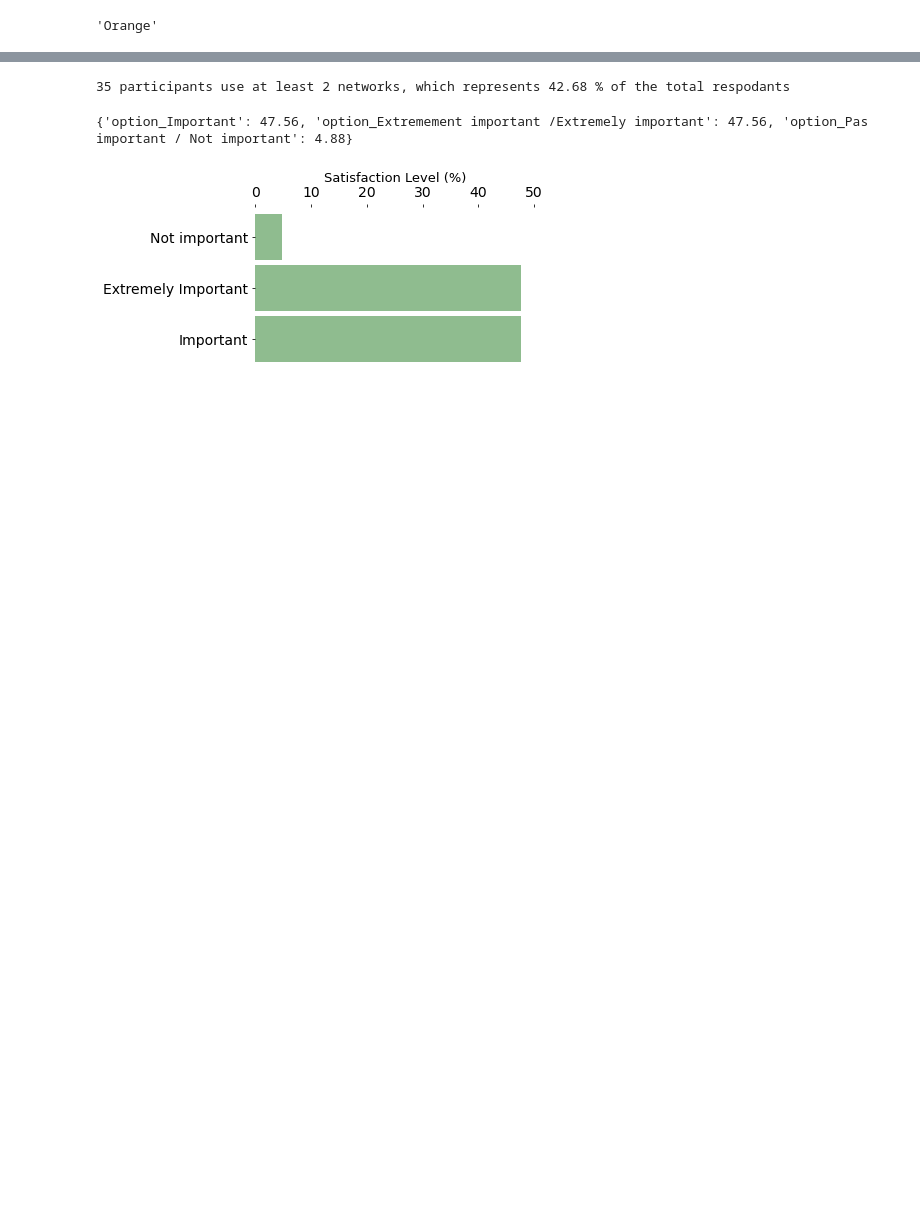
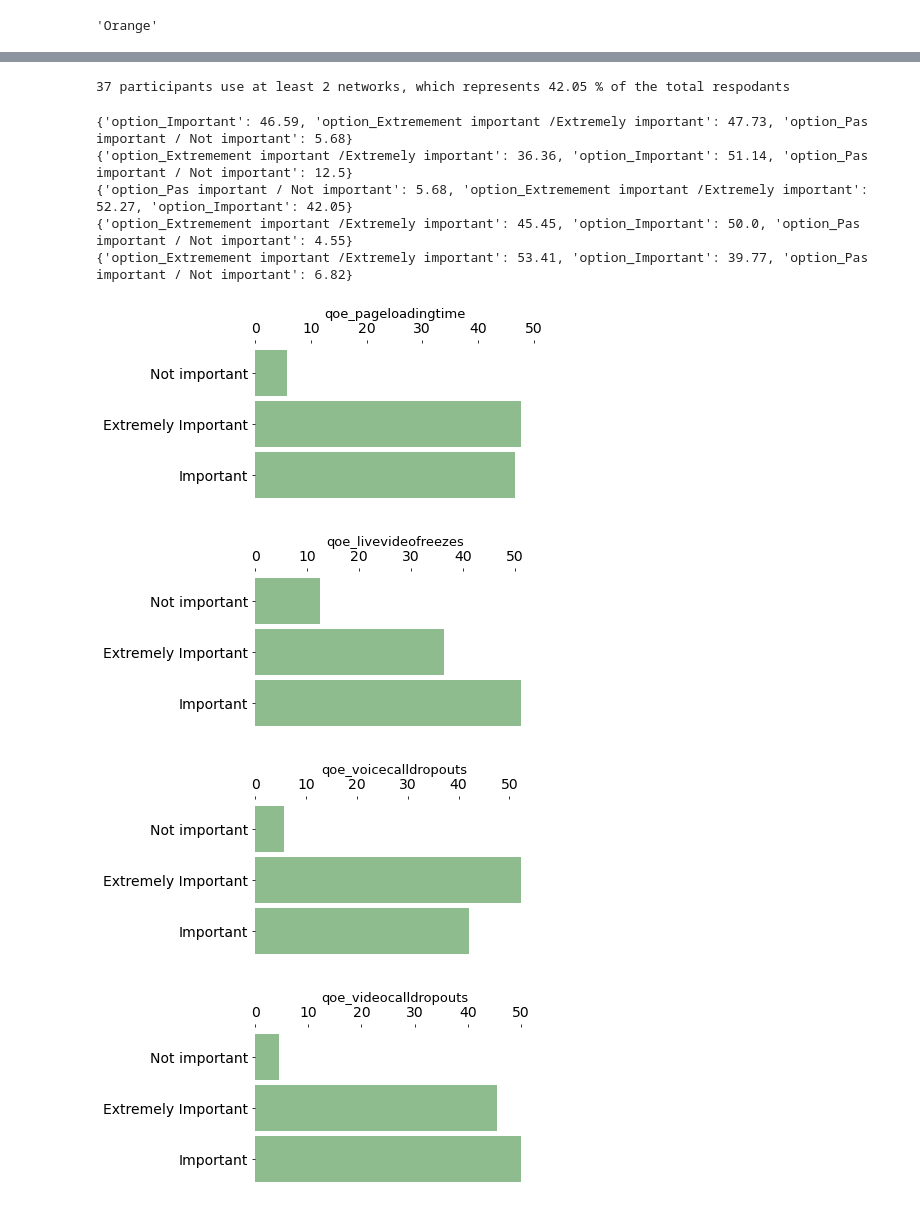
Before and after one commit to monsieurpapa/DRCInternet, a Jupyter notebook: survey_analysis.ipynb, the cells around one changed output, grey strips where cells are left out. Drawn from its saved outputs; the diff is of its cells as text; code cells hidden in the pictures; blank space fills up the shorter version.

Commit message:
new dataset, Analysis of : gender,occupation,QoE metrics and more

```diff
--- a/survey_analysis.ipynb
+++ b/survey_analysis.ipynb
@@ -6,7 +6,7 @@ import matplotlib.pyplot as plt
 import matplotlib.patches as mpatches
 import warnings; warnings.simplefilter('ignore')
 # %%
-file = pd.read_csv('results_survey.csv', sep =',')
+file = pd.read_csv('survey_data.csv', sep =',')
 total_responses =len(file)
 print("The total number of responses received is {}.\n".format(len(file)))
 # %% [output]
@@ -357,0 +396,23 @@ internetspeedconcern()
+# %%
+#Whether a business category has run some measurement or not
+
+def promised(columnname):
+    count =0
+    a = df[['town', columnname]][df[columnname]=="Oui"]
+    a = a.groupby('town').agg({columnname: 'count'})
+    responses = pd.Series(count)
+    final =pd.DataFrame()
+    if count ==0:
+        final = pd.concat([responses, a], axis=1, join='outer')
+        final.rename(columns={final.columns[0]: 'Total Number of Responses'}, inplace=True)
+        final = final.sort_values(by = ['Total Number of Responses'], ascending=False)
+    else :
+        final = pd.concat([final, a], axis=1, join='outer')
+        final.fillna(0, inplace=True)
+        final[columnname] = final[columnname].astype(int)
+    count+=1
+    return final
+
+columns = ['promise1_3mbps','promise5_10mbps','promiseless_25mbps','promisemore_1gbps','promise_notaware']
+for col in columns:
+    print (promised(col))
@@ -357,0 +437,4 @@ internetspeedconcern()
+# %%
+perceived_cols = ['percievedspeed1_3mbps','percievedspeed5_10mbps','percievedspeed_25mbps','percievedspeed_1gbps','percievedspeed_notaware']
+for col in perceived_cols:
+    print (promised(col))
@@ -418,46 +519,55 @@ shared_networks = len (file.iloc[:,91:96][(((file.iloc[:,91]=='Oui') & (file.ilo
 shared_percent = round (shared_networks / len (df)*100, 2)
 print("{} participants use at least 2 networks, which represents {} % of the total respodants".format(shared_networks, shared_percent))
 # %% [output]
-35 participants use at least 2 networks, which represents 42.68 % of the total respodants
+37 participants use at least 2 networks, which represents 42.05 % of the total respodants
 # %%
-def likert():
+def likert(columnname):
     df1 = file[['town',
-              'qoe_pageloadingtime']]
+              columnname]]
 
     df1.set_index('town', inplace=True)
     df1.dropna(inplace=True)
 
     likert={}
     grouped={}
-    for value in df1['qoe_pageloadingtime'].unique():
+    for value in df1[columnname].unique():
         option = "option_{}".format(value)
-        likert[option] = df1.loc[df1['qoe_pageloadingtime'] == value]
-        total = likert[option].groupby(level=0).describe()['qoe_pageloadingtime', 'count'].sum()
+        likert[option] = df1.loc[df1[columnname] == value]
+        total = likert[option].groupby(level=0).describe()[columnname, 'count'].sum()
         percent = round((total/total_responses)*100, 2)
         grouped.update({option:percent})
 
     print(grouped)
 
     grouped['Important'] = grouped.pop('option_Important')
     grouped['Extremely Important'] = grouped.pop('option_Extremement important /Extremely important')
     grouped['Not important'] = grouped.pop('option_Pas important / Not important')
 #     grouped['Satisfied'] = grouped.pop('option_4')
 #     grouped['Highly Satisfied'] = grouped.pop('option_5')
 
     fig, ax = plt.subplots(figsize=(5,3))
     bars = plt.barh(*zip(*grouped.items()), height=.9, color='darkseagreen')
 
     for spine in ax.spines:
         ax.spines[spine].set_visible(False)
 
     ax.tick_params(axis = 'both', which = 'major', labelsize = 14)
-    ax.set_xlabel('Satisfaction Level (%)', fontdict={'fontsize': 13})
+    ax.set_xlabel(columnname, fontdict={'fontsize': 13})
     ax.set_xticks([0, 10, 20, 30, 40, 50])
     ax.xaxis.tick_top()
     ax.xaxis.set_label_position('top')
     #plt.savefig('figures/likert.pdf', bbox_inches = 'tight')
     return
-likert()
+metric_columns =['qoe_pageloadingtime','qoe_livevideofreezes','qoe_voicecalldropouts','qoe_videocalldropouts','qoe_textmessagedeliverydelays']
+for col in metric_columns:
+    likert(col)
 # %% [output]
-{'option_Important': 47.56, 'option_Extremement important /Extremely important': 47.56, 'option_Pas important / Not important': 4.88}
+{'option_Important': 46.59, 'option_Extremement important /Extremely important': 47.73, 'option_Pas important / Not important': 5.68}
+{'option_Extremement important /Extremely important': 36.36, 'option_Important': 51.14, 'option_Pas important / Not important': 12.5}
+{'option_Pas important / Not important': 5.68, 'option_Extremement important /Extremely important': 52.27, 'option_Important': 42.05}
+{'option_Extremement important /Extremely important': 45.45, 'option_Important': 50.0, 'option_Pas important / Not important': 4.55}
+{'option_Extremement important /Extremely important': 53.41, 'option_Important': 39.77, 'option_Pas important / Not important': 6.82}
-[figure, old version]
+[figure, new version]
+[figure, added]
+[figure, added]
+[figure, added]
```
Also changed, not shown: parts of 17 cells of this notebook, 4 other files.
